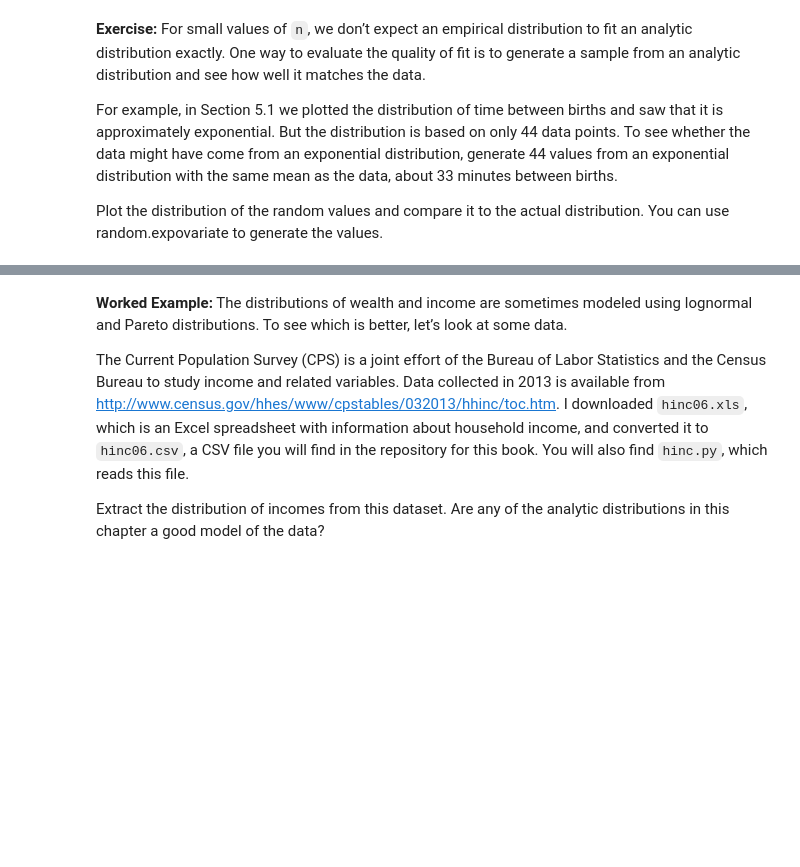
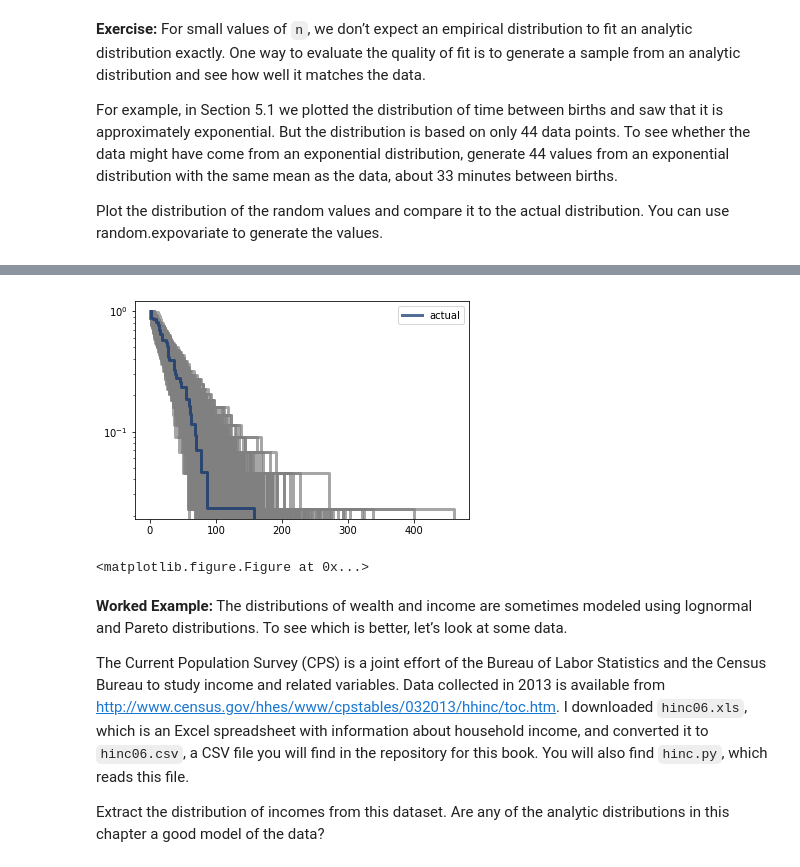
Before and after one commit to ashimaathri/ThinkStats2, a Jupyter notebook: code/chap05ex.ipynb, the cells around one changed output, grey strips where cells are left out. Saved outputs shown, nothing was run; the diff lists cells and outputs as text; code cells hidden in the pictures; blank space fills up the shorter version.

```diff
--- a/code/chap05ex.ipynb
+++ b/code/chap05ex.ipynb
@@ -461,3 +465,14 @@ sample = [random.expovariate(lam) for _ in range(n)]
+# %%
+for i in range(1000):
+    sample = [random.expovariate(lam) for _ in range(44)]
+    sample_cdf = thinkstats2.Cdf(sample)
+    thinkplot.Cdf(sample_cdf, complement=True, color='gray')
+
+thinkplot.Cdf(cdf, complement=True)
+thinkplot.Show(yscale='log')
+# %% [output]
+[figure, added]
+<matplotlib.figure.Figure at 0x...>
 # %% [markdown]
 **Worked Example:** The distributions of wealth and income are sometimes modeled using lognormal and Pareto distributions. To see which is better, let’s look at some data.
 
```
Also changed, not shown: parts of 13 cells of this notebook.
